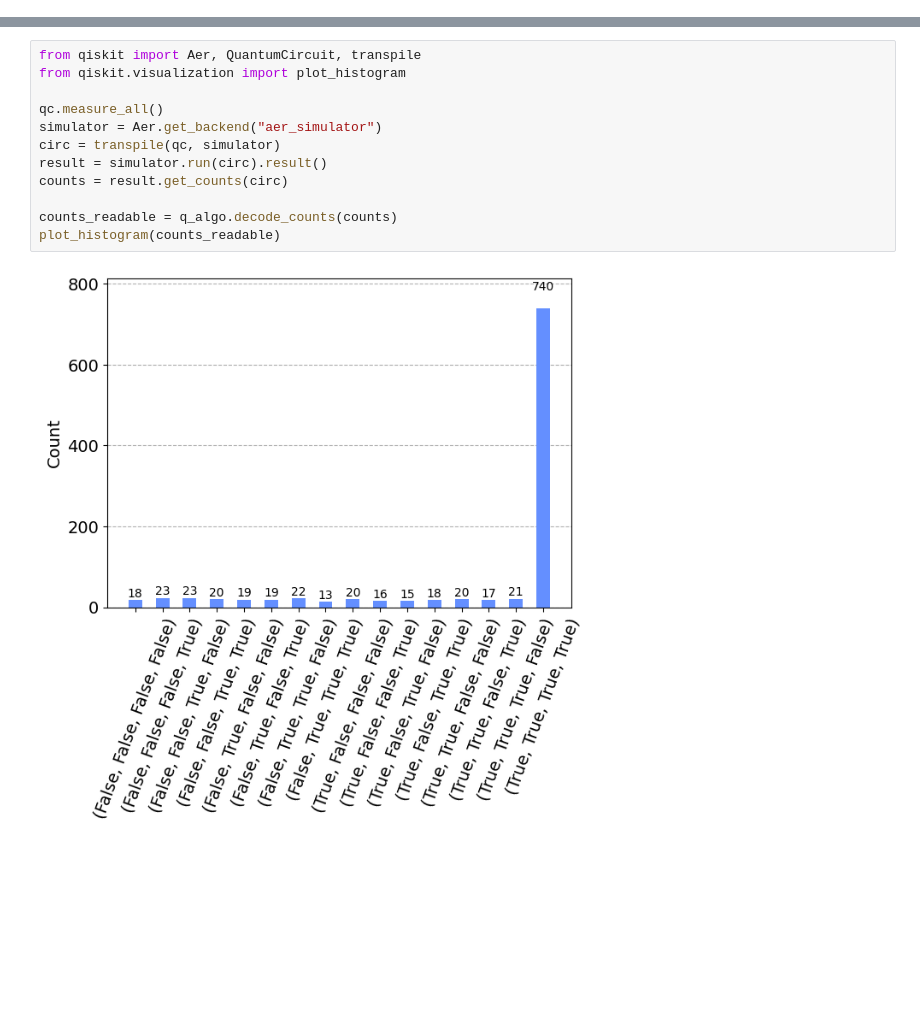
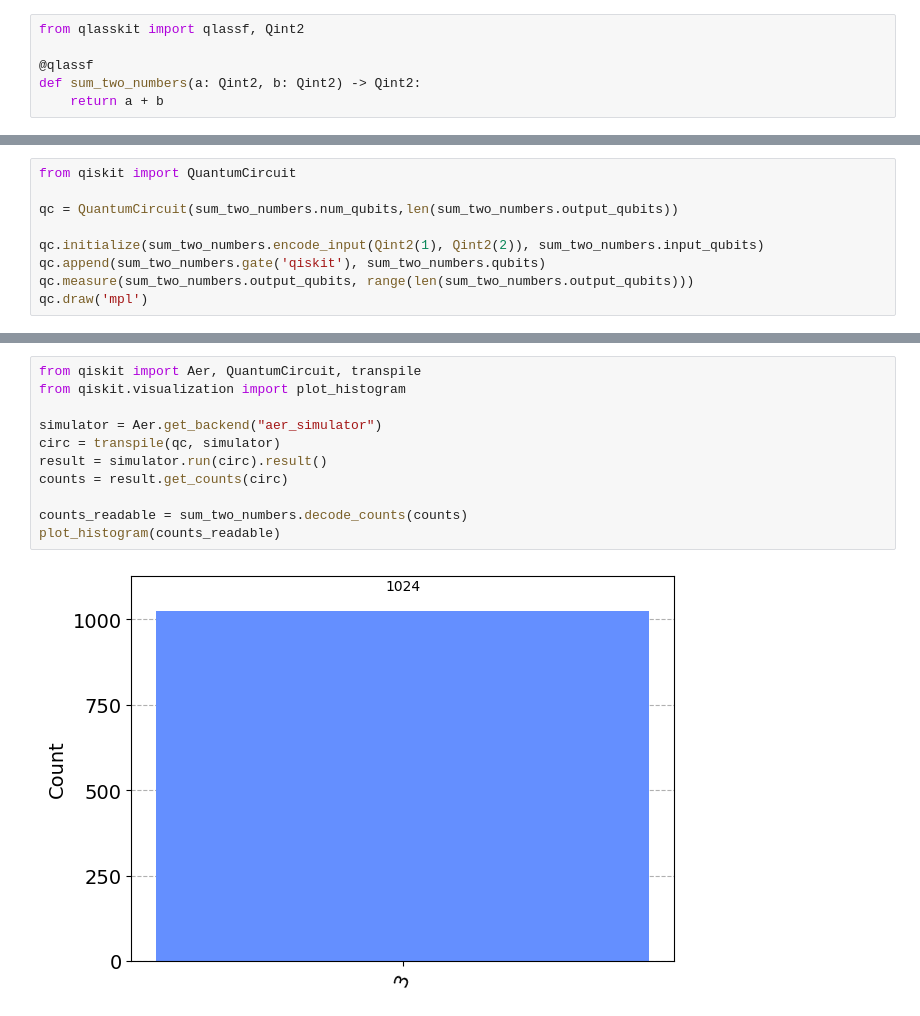
Before and after one commit to dakk/qlasskit, a Jupyter notebook: docs/source/quickstart.ipynb, the cells around one changed output, grey strips where cells are left out. Cells and saved outputs as stored; diff of their text form; blank space fills up the shorter version.

```diff
--- a/docs/source/quickstart.ipynb
+++ b/docs/source/quickstart.ipynb
@@ -21,0 +9,6 @@ The qlasskit compiler will produce an optimized quantum circuit performing the g
+# %%
+from qlasskit import qlassf, Qint2
+
+@qlassf
+def sum_two_numbers(a: Qint2, b: Qint2) -> Qint2:
+    return a + b
@@ -42,0 +24,9 @@ The `Grover` class, along with all circuit wrappers in qlasskit, provides utilit
+# %%
+from qiskit import QuantumCircuit
+
+qc = QuantumCircuit(sum_two_numbers.num_qubits,len(sum_two_numbers.output_qubits))
+
+qc.initialize(sum_two_numbers.encode_input(Qint2(1), Qint2(2)), sum_two_numbers.input_qubits)
+qc.append(sum_two_numbers.gate('qiskit'), sum_two_numbers.qubits)
+qc.measure(sum_two_numbers.output_qubits, range(len(sum_two_numbers.output_qubits)))
+qc.draw('mpl')
@@ -43,14 +35,13 @@ The `Grover` class, along with all circuit wrappers in qlasskit, provides utilit
 # %%
 from qiskit import Aer, QuantumCircuit, transpile
 from qiskit.visualization import plot_histogram
 
-qc.measure_all()
 simulator = Aer.get_backend("aer_simulator")
 circ = transpile(qc, simulator)
 result = simulator.run(circ).result()
 counts = result.get_counts(circ)
 
-counts_readable = q_algo.decode_counts(counts)
+counts_readable = sum_two_numbers.decode_counts(counts)
 plot_histogram(counts_readable)
 # %% [output]
-[figure, old version]
+[figure, new version]
```
Also changed, not shown: parts of 12 cells of this notebook, 51 other files.
